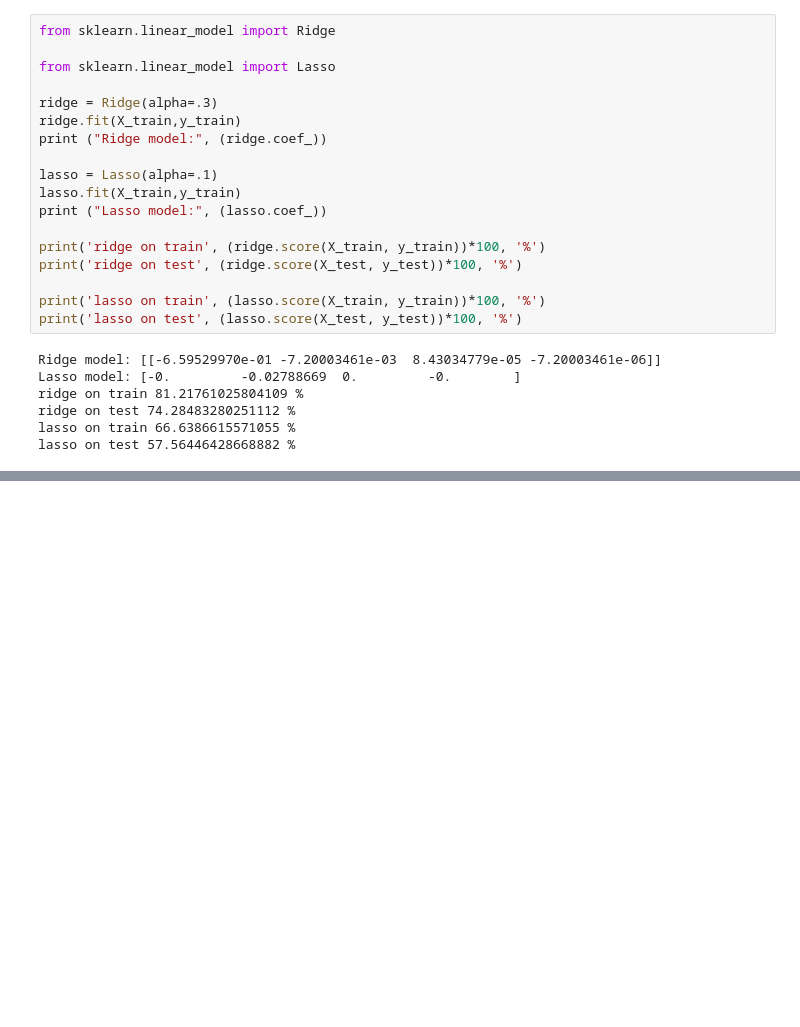
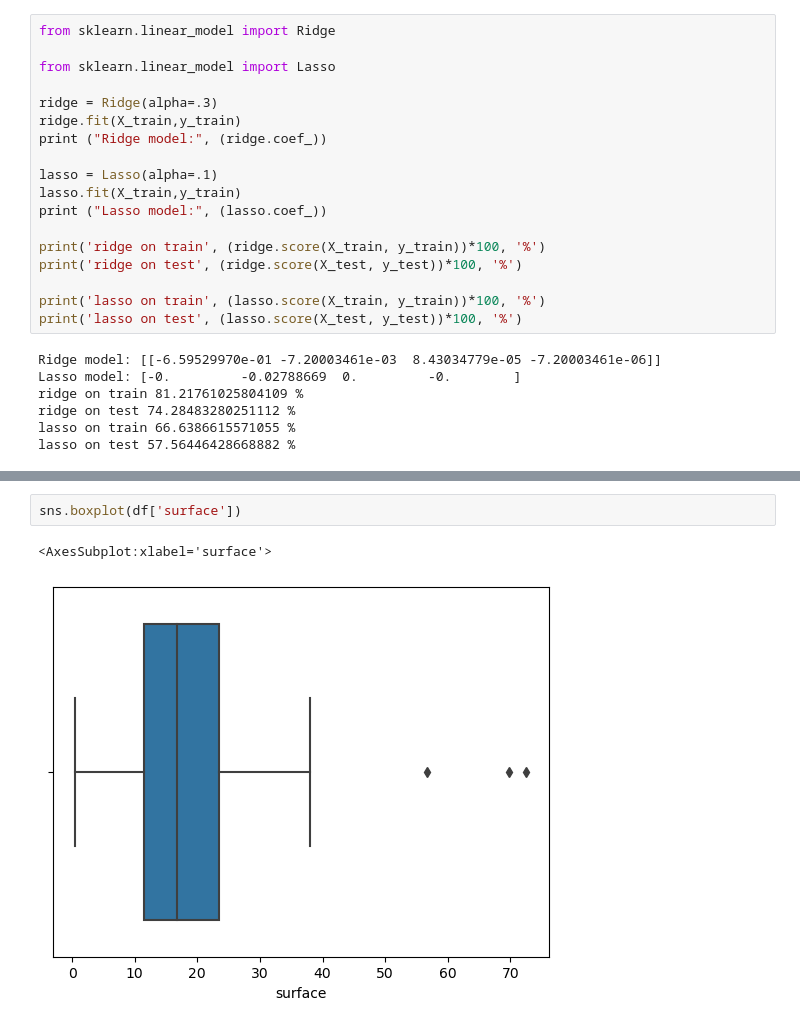
Before and after one commit to NAB27/Battery-cycle-life, a Jupyter notebook: viz.ipynb, the cells around one changed output, grey strips where cells are left out. Saved outputs shown, nothing was run; the diff lists cells and outputs as text; blank space fills up the shorter version.

```diff
--- a/viz.ipynb
+++ b/viz.ipynb
@@ -300,0 +363,5 @@ lasso on test 57.56446428668882 %
+# %%
+sns.boxplot(df['surface'])
+# %% [output]
+<AxesSubplot:xlabel='surface'>
+[figure, added]
```
Also changed, not shown: parts of 12 cells of this notebook.
